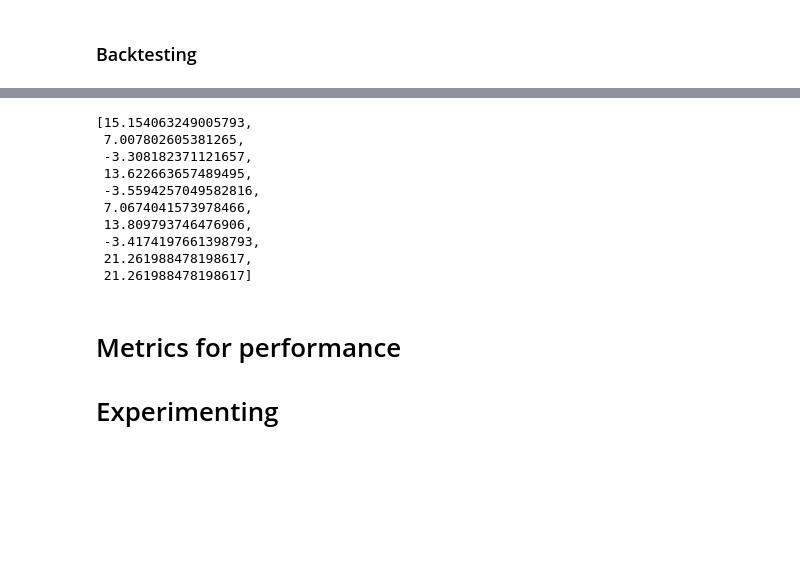
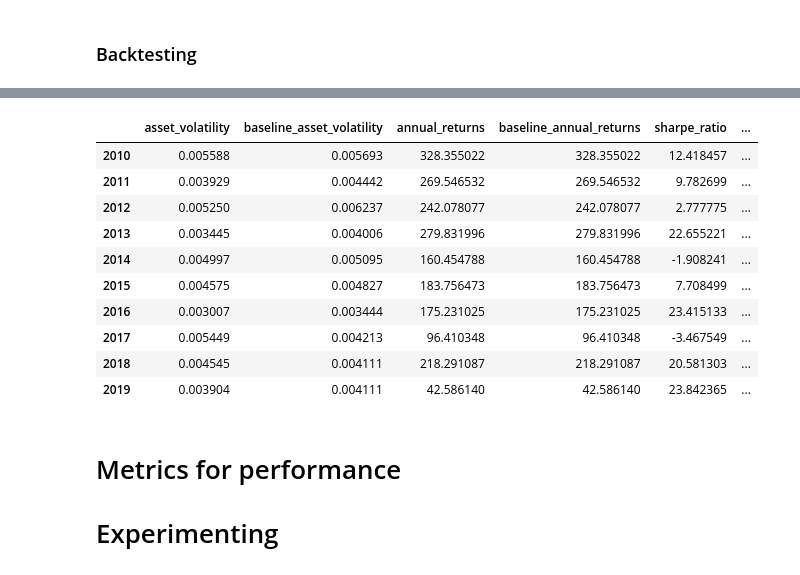
Before and after one commit to Zourunzhong/Quant_Exploration, a Jupyter notebook: Risk parity Portfolio.ipynb, the cells around one changed output, grey strips where cells are left out. Saved outputs shown, nothing was run; the diff lists cells and outputs as text; code cells hidden in the pictures; blank space fills up the shorter version.

```diff
--- a/Risk parity Portfolio.ipynb
+++ b/Risk parity Portfolio.ipynb
@@ -314,16 +302,19 @@ annual_returns
-# %%
-baseline_annual_returns
-# %% [output]
-[15.154063249005793,
- 7.007802605381265,
- -3.308182371121657,
- 13.622663657489495,
- -3.5594257049582816,
- 7.0674041573978466,
- 13.809793746476906,
- -3.4174197661398793,
- 21.261988478198617,
- 21.261988478198617]
+# %%
+pd.DataFrame({"asset_volatility" : asset_volatility, "baseline_asset_volatility" :baseline_asset_volatility,
+             "annual_returns" : annual_returns, "baseline_annual_returns":annual_returns,
+              "sharpe_ratio":sharpe_list, "baseline_sharpe_ratio":baseline_sharpe_list}, index = [i for i in range(start_year, end_year)])
+# %% [output]
+|  | asset_volatility | baseline_asset_volatility | annual_returns | baseline_annual_returns | sharpe_ratio | ... |
+| 2010 | 0.005588 | 0.005693 | 328.355022 | 328.355022 | 12.418457 | ... |
+| 2011 | 0.003929 | 0.004442 | 269.546532 | 269.546532 | 9.782699 | ... |
+| 2012 | 0.005250 | 0.006237 | 242.078077 | 242.078077 | 2.777775 | ... |
+| 2013 | 0.003445 | 0.004006 | 279.831996 | 279.831996 | 22.655221 | ... |
+| 2014 | 0.004997 | 0.005095 | 160.454788 | 160.454788 | -1.908241 | ... |
+| 2015 | 0.004575 | 0.004827 | 183.756473 | 183.756473 | 7.708499 | ... |
+| 2016 | 0.003007 | 0.003444 | 175.231025 | 175.231025 | 23.415133 | ... |
+| 2017 | 0.005449 | 0.004213 | 96.410348 | 96.410348 | -3.467549 | ... |
+| 2018 | 0.004545 | 0.004111 | 218.291087 | 218.291087 | 20.581303 | ... |
+| 2019 | 0.003904 | 0.004111 | 42.586140 | 42.586140 | 23.842365 | ... |
 # %% [markdown]
 # Metrics for performance
 # Experimenting
```
Also changed, not shown: parts of 5 cells of this notebook.
